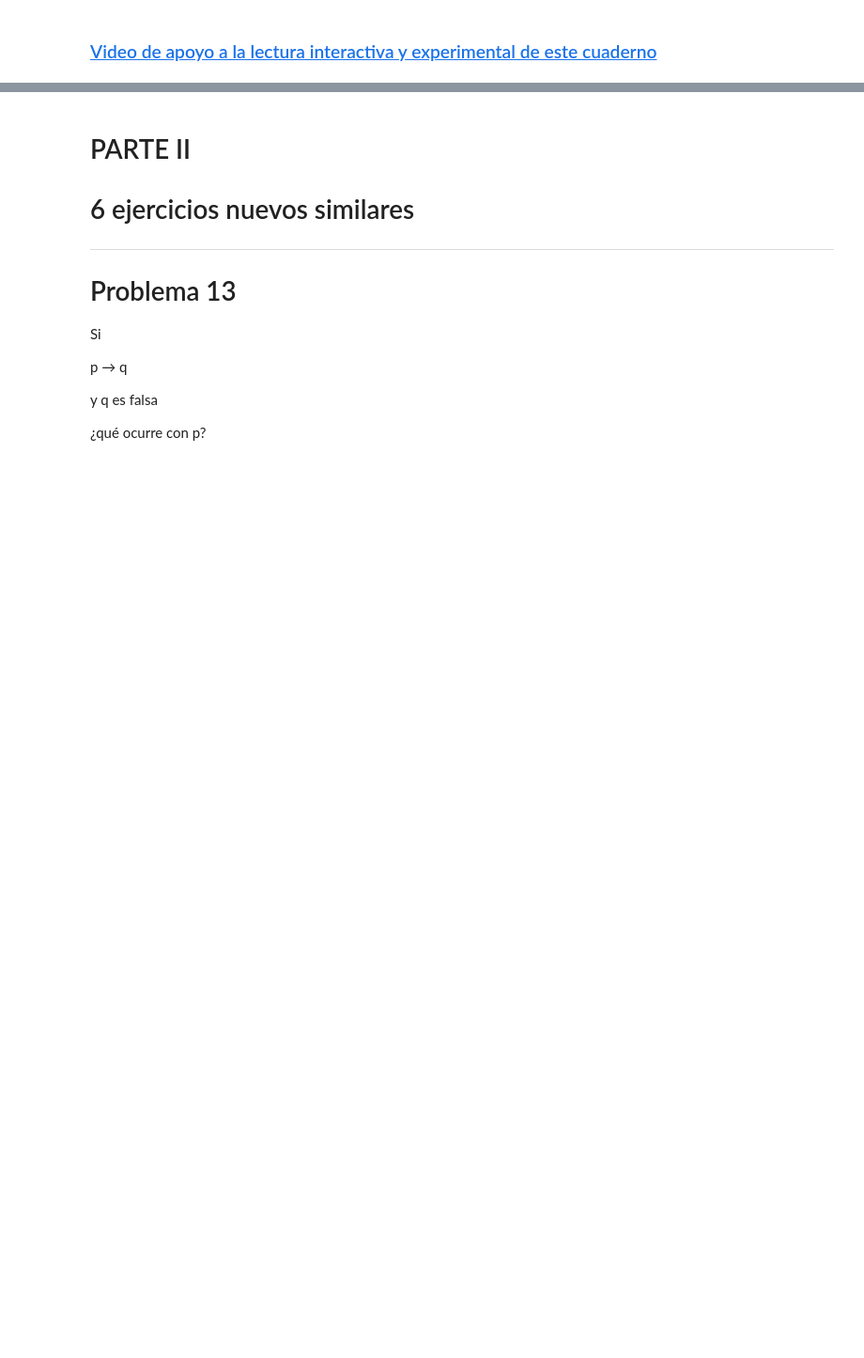
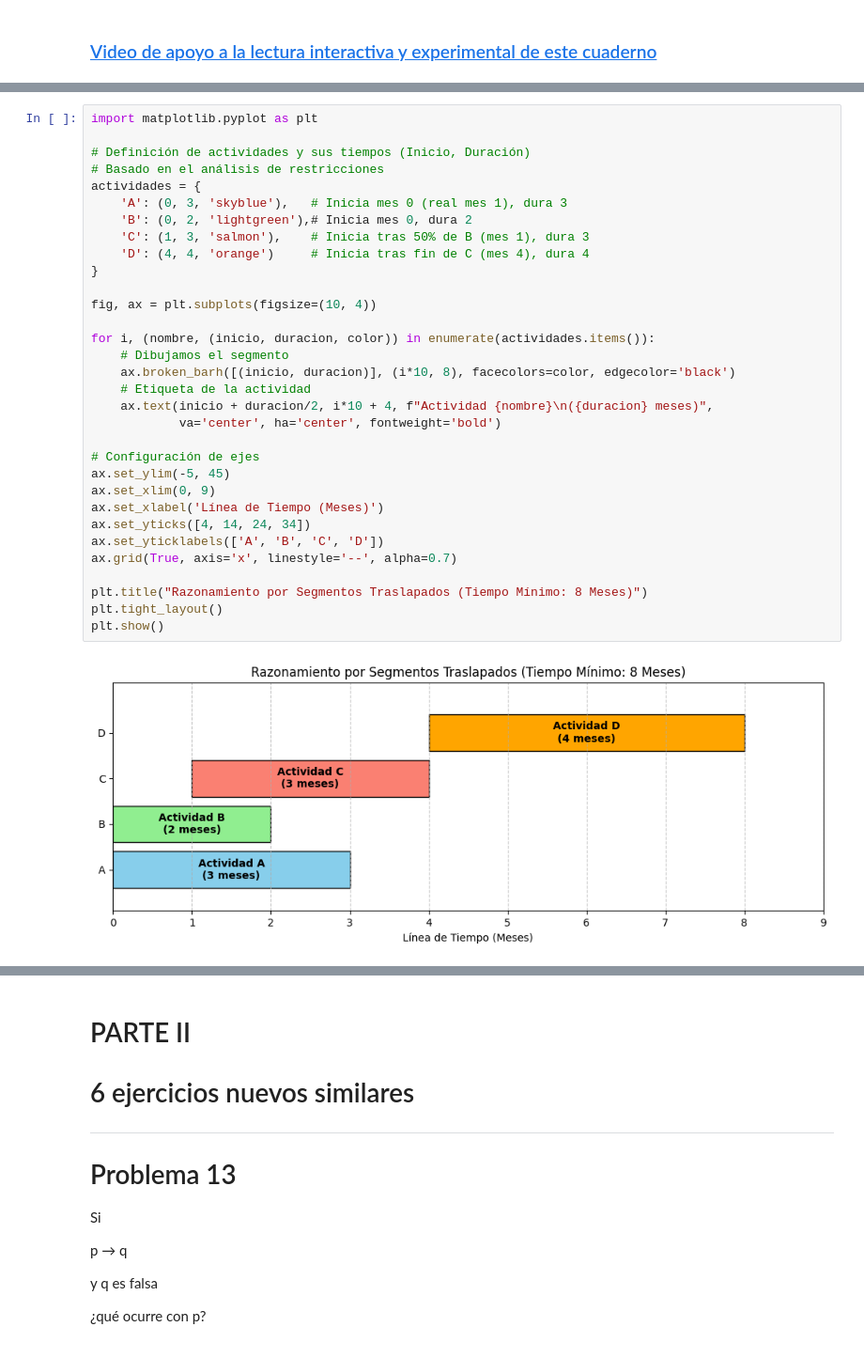
Before and after one commit to marco-canas/camino-udea, a Jupyter notebook: 3_lenguaje_proposicional/clase_02_analisis_del_lenguaje/clase_02_analisis_del_lenguaje.ipynb, the cells around one changed output, grey strips where cells are left out. Shown at 94% size. Saved outputs shown, nothing was run; the diff lists cells and outputs as text; blank space fills up the shorter version.

```diff
--- a/3_lenguaje_proposicional/clase_02_analisis_del_lenguaje/clase_02_analisis_del_lenguaje.ipynb
+++ b/3_lenguaje_proposicional/clase_02_analisis_del_lenguaje/clase_02_analisis_del_lenguaje.ipynb
@@ -1014,0 +153,34 @@ Producto:
+# %%
+import matplotlib.pyplot as plt
+
+# Definición de actividades y sus tiempos (Inicio, Duración)
+# Basado en el análisis de restricciones
+actividades = {
+    'A': (0, 3, 'skyblue'),   # Inicia mes 0 (real mes 1), dura 3
+    'B': (0, 2, 'lightgreen'),# Inicia mes 0, dura 2
+    'C': (1, 3, 'salmon'),    # Inicia tras 50% de B (mes 1), dura 3
+    'D': (4, 4, 'orange')     # Inicia tras fin de C (mes 4), dura 4
+}
+
+fig, ax = plt.subplots(figsize=(10, 4))
+
+for i, (nombre, (inicio, duracion, color)) in enumerate(actividades.items()):
+    # Dibujamos el segmento
+    ax.broken_barh([(inicio, duracion)], (i*10, 8), facecolors=color, edgecolor='black')
+    # Etiqueta de la actividad
+    ax.text(inicio + duracion/2, i*10 + 4, f"Actividad {nombre}\n({duracion} meses)",
+            va='center', ha='center', fontweight='bold')
+
+# Configuración de ejes
+ax.set_ylim(-5, 45)
+ax.set_xlim(0, 9)
+ax.set_xlabel('Línea de Tiempo (Meses)')
+ax.set_yticks([4, 14, 24, 34])
+ax.set_yticklabels(['A', 'B', 'C', 'D'])
+ax.grid(True, axis='x', linestyle='--', alpha=0.7)
+
+plt.title("Razonamiento por Segmentos Traslapados (Tiempo Mínimo: 8 Meses)")
+plt.tight_layout()
+plt.show()
+# %% [output]
+[figure, added]
```
Also changed, not shown: parts of 113 cells of this notebook, 2 other files.
